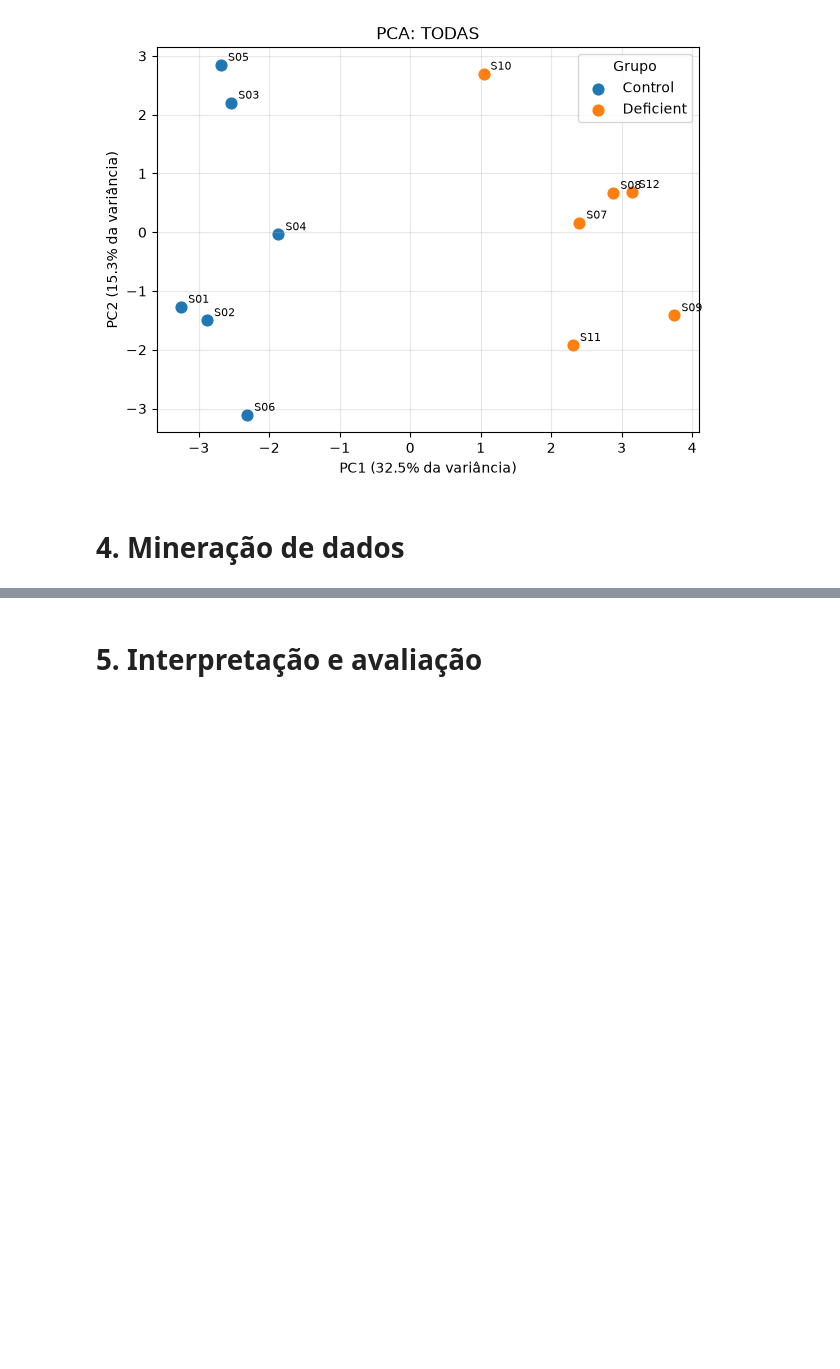
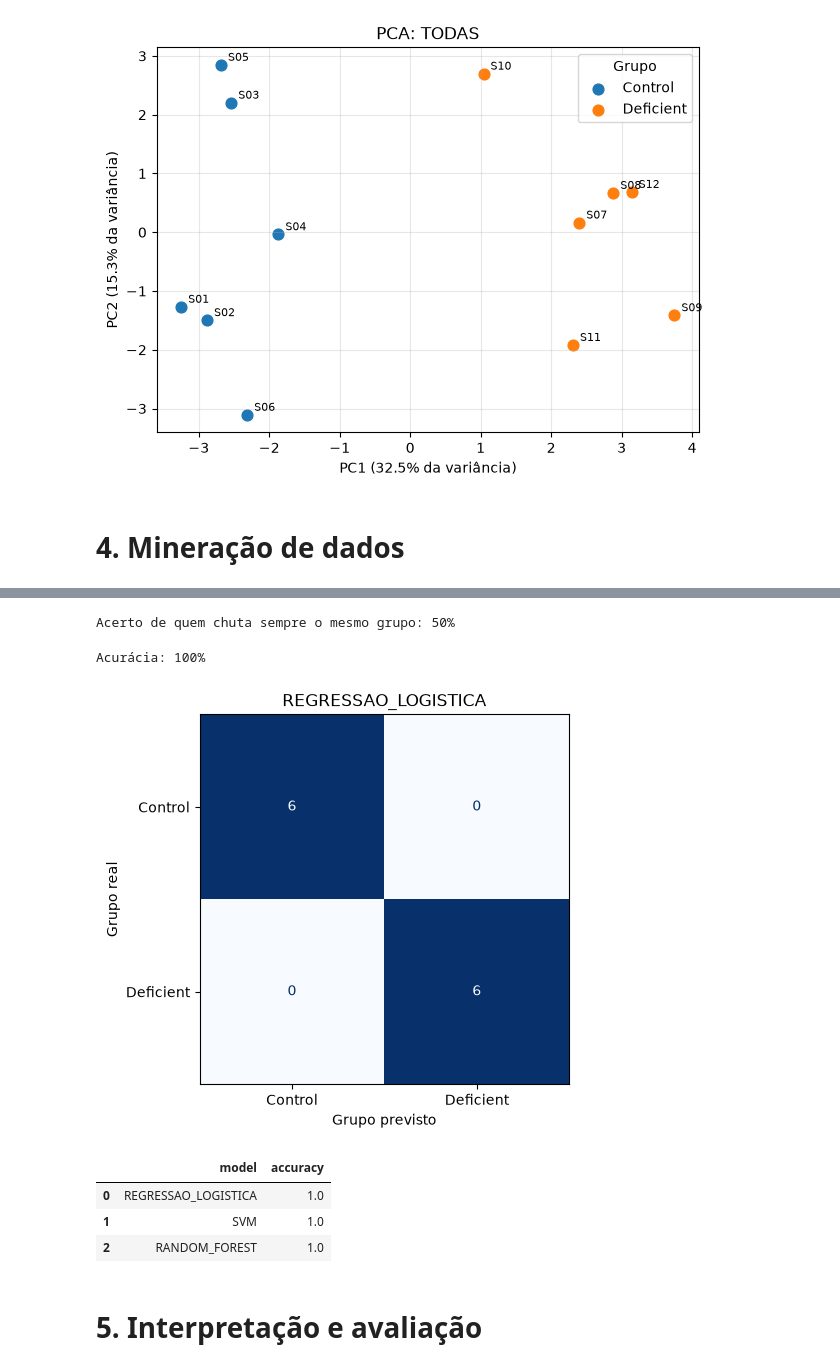
Before and after one commit to hellsdeur/multiomic, a Jupyter notebook: main.ipynb, the cells around one changed output, grey strips where cells are left out. Saved outputs shown, nothing was run; the diff lists cells and outputs as text; code cells hidden in the pictures; blank space fills up the shorter version.

Commit message:
feat: data mining

```diff
--- a/main.ipynb
+++ b/main.ipynb
@@ -723,3 +688,63 @@ weighted avg       1.00      1.00      1.00        12
+# %%
+model_names = ["REGRESSAO_LOGISTICA", "SVM", "RANDOM_FOREST"]
+
+def make_model(model_name, seed=42):
+    if model_name == "REGRESSAO_LOGISTICA":
+        return LogisticRegression(max_iter=1000)
+    if model_name == "SVM":
+        return SVC(kernel="rbf")
+    if model_name == "RANDOM_FOREST":
+        return RandomForestClassifier(n_estimators=100, random_state=seed)
+    raise ValueError(f"Modelo desconhecido: {model_name}")
+# %%
+def evaluate(X, y, model_name, seed=42):
+    loo = LeaveOneOut()
+    y_pred = np.zeros_like(y)
+
+    for train_index, test_index in loo.split(X):
+        X_train, X_test = X.iloc[train_index], X.iloc[test_index]
+        y_train = y.iloc[train_index]
+
+        scaler = StandardScaler()
+        X_train_scaled = scaler.fit_transform(X_train)
+        X_test_scaled = scaler.transform(X_test)
+
+        model = make_model(model_name, seed)
+        model.fit(X_train_scaled, y_train)
+        y_pred[test_index] = model.predict(X_test_scaled)
+
+    return accuracy_score(y, y_pred), confusion_matrix(y, y_pred)
+# %%
+baseline = y.value_counts(normalize=True).max()
+print(f"Acerto de quem chuta sempre o mesmo grupo: {baseline:.0%}")
+# %% [output]
+Acerto de quem chuta sempre o mesmo grupo: 50%
+# %%
+modelo = "REGRESSAO_LOGISTICA"  #@param ["REGRESSAO_LOGISTICA", "SVM", "RANDOM_FOREST"] {type:"string"}
+
+accuracy, matrix = evaluate(X, y, modelo)
+print(f"Acurácia: {accuracy:.0%}")
+
+cm_display = ConfusionMatrixDisplay(matrix, display_labels=["Control", "Deficient"])
+cm_display.plot(cmap="Blues", colorbar=False)
+cm_display.ax_.set_title(modelo)
+cm_display.ax_.set_xlabel("Grupo previsto")
+cm_display.ax_.set_ylabel("Grupo real");
+# %% [output]
+Acurácia: 100%
+[figure, added]
+# %%
+results = []
+for model_name in model_names:
+    accuracy, _ = evaluate(X, y, model_name)
+    results.append({"model": model_name, "accuracy": accuracy})
+
+pd.DataFrame(results)
+# %% [output]
+|  | model | accuracy |
+| 0 | REGRESSAO_LOGISTICA | 1.0 |
+| 1 | SVM | 1.0 |
+| 2 | RANDOM_FOREST | 1.0 |
 # %% [markdown]
 # 5. Interpretação e avaliação
 # %% [markdown]
```
Also changed, not shown: parts of 1 cell of this notebook.
